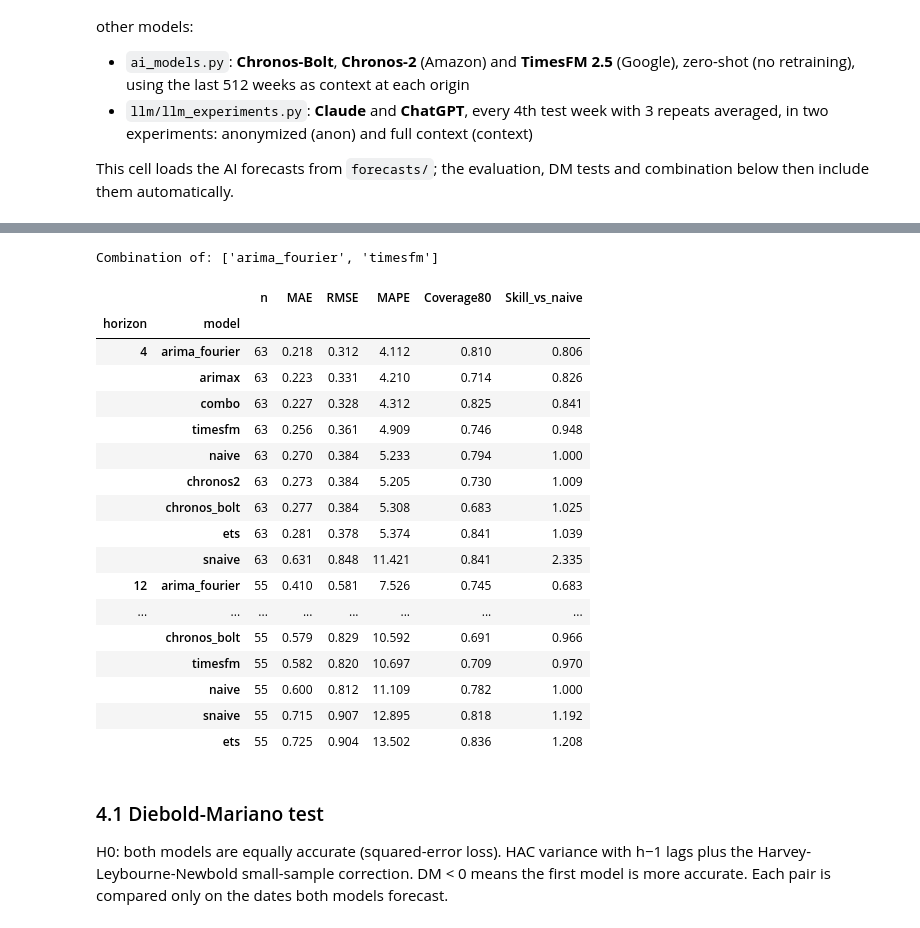
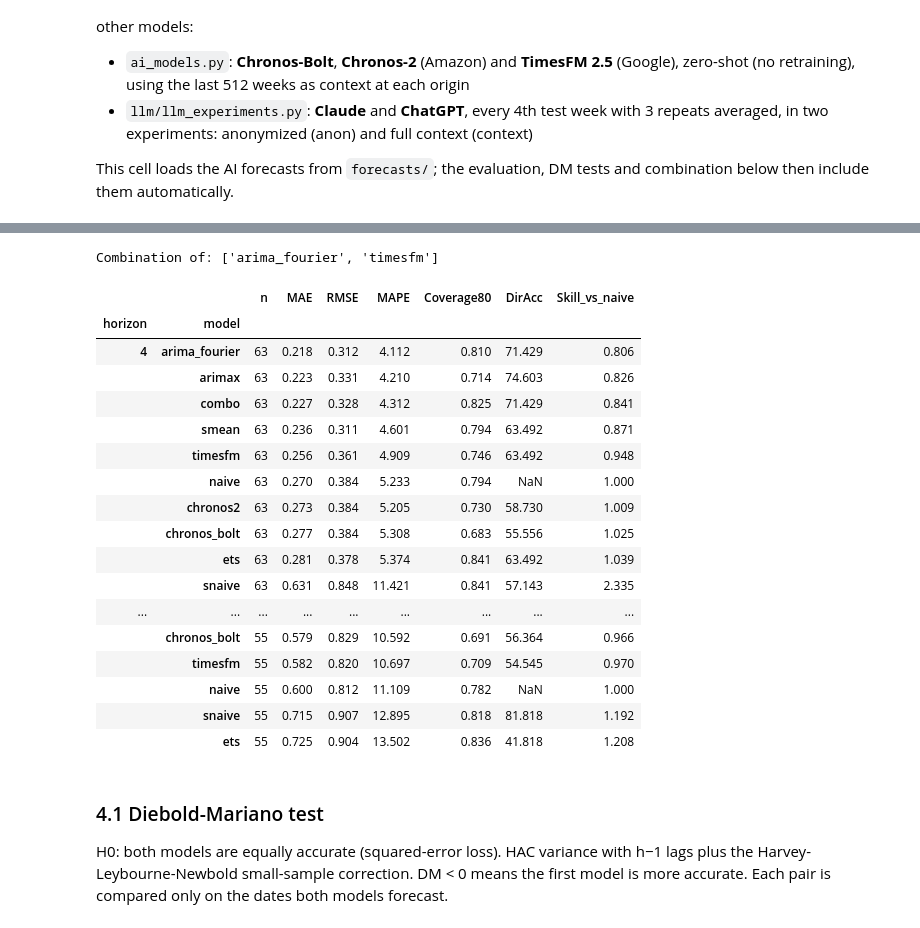
Before and after one commit to hymiawu/ca-gasoline-forecasting, a Jupyter notebook: forecasting_models.ipynb, the cells around one changed output, grey strips where cells are left out. Drawn from its saved outputs; the diff is of its cells as text; code cells hidden in the pictures.

```diff
--- a/forecasting_models.ipynb
+++ b/forecasting_models.ipynb
@@ -222,6 +223,24 @@ def snaive_ff(train, h):
 
 forecasts["naive"] = backtest("naive", naive_ff)
 forecasts["snaive"] = backtest("snaive", snaive_ff)
+
+
+def seasonal_change(y, t, k, years=10, min_years=5):
+    # Average log change over weeks t..t+k at this time of year in the previous `years` years.
+    # Every term ends at t - 52*yr + k <= t - 40, so only past data are used.
+    terms = [y[b + k] - y[b] for yr in range(1, years + 1) if (b := t - int(round(yr * PERIOD))) >= 0]
+    return np.mean(terms) if len(terms) >= min_years else np.nan
+
+def smean_ff(train, h):
+    y = train["log_ca_gas"].values
+    T = len(y) - 1
+    fc = np.array([seasonal_change(y, T, k) for k in range(1, h + 1)])
+    # Interval: spread of the method's own errors over the last 10 years of origins whose target is observed
+    sd = np.array([np.nanstd([y[t + k] - y[t] - seasonal_change(y, t, k) for t in range(T - 520, T - k + 1)])
+                   for k in range(1, h + 1)])
+    return from_log(y[-1] + fc, sd=sd)
+
+forecasts["smean"] = backtest("smean", smean_ff)
 # %% [output]
   naive: origin 1/66 2025-06-30
   naive: origin 21/66 2025-11-17
@@ -434,11 +459,15 @@ def evaluate(fc_dict):
     all_fc = all_fc.dropna(subset=["actual"])
     all_fc["err"] = all_fc["actual"] - all_fc["forecast"]
     all_fc["covered"] = all_fc["actual"].between(all_fc["lower80"], all_fc["upper80"])
+    origin_price = all_fc["origin_date"].map(df["ca_gas"])
+    f_move, a_move = all_fc["forecast"] - origin_price, all_fc["actual"] - origin_price
+    f_dir = np.where(f_move.abs() < 1e-6, 0, np.sign(f_move))       # "no change" forecasts don't count
+    all_fc["dir_ok"] = np.where(f_dir == 0, np.nan, (f_dir == np.sign(a_move)).astype(float))
     sc = all_fc[all_fc["horizon"].isin(SCORE_H)].assign(
         abs_err=lambda d: d.err.abs(), sq_err=lambda d: d.err ** 2, ape=lambda d: (d.err / d.actual).abs() * 100)
     m = sc.groupby(["horizon", "model"]).agg(
         n=("err", "size"), MAE=("abs_err", "mean"), RMSE=("sq_err", lambda s: np.sqrt(s.mean())),
-        MAPE=("ape", "mean"), Coverage80=("covered", "mean"))
+        MAPE=("ape", "mean"), Coverage80=("covered", "mean"), DirAcc=("dir_ok", lambda s: s.mean() * 100))
     naive_mae = m["MAE"].xs("naive", level="model")
     m["Skill_vs_naive"] = m["MAE"] / naive_mae.reindex(m.index.get_level_values("horizon")).values
     return all_fc, m.round(3)
@@ -467,42 +496,42 @@ metrics.sort_values(["horizon", "MAE"])
 # %%
 # Forecast combination: best conventional + best AI model (by h = 4 MAE). Only models that forecast at
 # every origin are eligible, so the LLMs (every 4th week) are left out of the combination.
 m4 = metrics.xs(4, level="horizon")
 full = m4[m4["n"] == m4.loc["naive", "n"]].index
-conventional = [m for m in full if not is_ai(m) and m not in ("naive", "snaive", "combo")]
+conventional = [m for m in full if not is_ai(m) and m not in ("naive", "snaive", "smean", "combo")]
 ai_full = [m for m in full if is_ai(m)]
 best_conv = m4.loc[conventional, "MAE"].idxmin()
 COMBO = [best_conv, m4.loc[ai_full, "MAE"].idxmin()] if ai_full else list(m4.loc[conventional, "MAE"].nsmallest(2).index)
 combo = (pd.concat([forecasts[m] for m in COMBO])
          .groupby(["origin_date", "horizon", "target_date"], as_index=False)[["forecast", "lower80", "upper80"]].mean())
 combo.insert(0, "model", "combo")
 combo.to_csv(FC_DIR / "combo.csv", index=False)
 forecasts["combo"] = combo
 print("Combination of:", COMBO)
 
 all_fc, metrics = evaluate(forecasts)
 metrics.to_csv(RES_DIR / "metrics.csv")
 metrics.sort_values(["horizon", "MAE"])
 # %% [output]
 Combination of: ['arima_fourier', 'timesfm']
-|  |  | n | MAE | RMSE | MAPE | Coverage80 | Skill_vs_naive |
-| horizon | model |  |  |  |  |  |  |
-| 4 | arima_fourier | 63 | 0.218 | 0.312 | 4.112 | 0.810 | 0.806 |
-|  | arimax | 63 | 0.223 | 0.331 | 4.210 | 0.714 | 0.826 |
-|  | combo | 63 | 0.227 | 0.328 | 4.312 | 0.825 | 0.841 |
-|  | timesfm | 63 | 0.256 | 0.361 | 4.909 | 0.746 | 0.948 |
-|  | naive | 63 | 0.270 | 0.384 | 5.233 | 0.794 | 1.000 |
-|  | chronos2 | 63 | 0.273 | 0.384 | 5.205 | 0.730 | 1.009 |
-|  | chronos_bolt | 63 | 0.277 | 0.384 | 5.308 | 0.683 | 1.025 |
-|  | ets | 63 | 0.281 | 0.378 | 5.374 | 0.841 | 1.039 |
-|  | snaive | 63 | 0.631 | 0.848 | 11.421 | 0.841 | 2.335 |
-| 12 | arima_fourier | 55 | 0.410 | 0.581 | 7.526 | 0.745 | 0.683 |
-| ... | ... | ... | ... | ... | ... | ... | ... |
-|  | chronos_bolt | 55 | 0.579 | 0.829 | 10.592 | 0.691 | 0.966 |
-|  | timesfm | 55 | 0.582 | 0.820 | 10.697 | 0.709 | 0.970 |
-|  | naive | 55 | 0.600 | 0.812 | 11.109 | 0.782 | 1.000 |
-|  | snaive | 55 | 0.715 | 0.907 | 12.895 | 0.818 | 1.192 |
-|  | ets | 55 | 0.725 | 0.904 | 13.502 | 0.836 | 1.208 |
+|  |  | n | MAE | RMSE | MAPE | Coverage80 | DirAcc | Skill_vs_naive |
+| horizon | model |  |  |  |  |  |  |  |
+| 4 | arima_fourier | 63 | 0.218 | 0.312 | 4.112 | 0.810 | 71.429 | 0.806 |
+|  | arimax | 63 | 0.223 | 0.331 | 4.210 | 0.714 | 74.603 | 0.826 |
+|  | combo | 63 | 0.227 | 0.328 | 4.312 | 0.825 | 71.429 | 0.841 |
+|  | smean | 63 | 0.236 | 0.311 | 4.601 | 0.794 | 63.492 | 0.871 |
+|  | timesfm | 63 | 0.256 | 0.361 | 4.909 | 0.746 | 63.492 | 0.948 |
+|  | naive | 63 | 0.270 | 0.384 | 5.233 | 0.794 | NaN | 1.000 |
+|  | chronos2 | 63 | 0.273 | 0.384 | 5.205 | 0.730 | 58.730 | 1.009 |
+|  | chronos_bolt | 63 | 0.277 | 0.384 | 5.308 | 0.683 | 55.556 | 1.025 |
+|  | ets | 63 | 0.281 | 0.378 | 5.374 | 0.841 | 63.492 | 1.039 |
+|  | snaive | 63 | 0.631 | 0.848 | 11.421 | 0.841 | 57.143 | 2.335 |
+| ... | ... | ... | ... | ... | ... | ... | ... | ... |
+|  | chronos_bolt | 55 | 0.579 | 0.829 | 10.592 | 0.691 | 56.364 | 0.966 |
+|  | timesfm | 55 | 0.582 | 0.820 | 10.697 | 0.709 | 54.545 | 0.970 |
+|  | naive | 55 | 0.600 | 0.812 | 11.109 | 0.782 | NaN | 1.000 |
+|  | snaive | 55 | 0.715 | 0.907 | 12.895 | 0.818 | 81.818 | 1.192 |
+|  | ets | 55 | 0.725 | 0.904 | 13.502 | 0.836 | 41.818 | 1.208 |
 # %% [markdown]
 ### 4.1 Diebold-Mariano test
 H0: both models are equally accurate (squared-error loss). HAC variance with h−1 lags plus the Harvey-Leybourne-Newbold small-sample correction. DM < 0 means the first model is more accurate. Each pair is compared only on the dates both models forecast.
```
Also changed, not shown: parts of 9 cells of this notebook, 8 other files.
